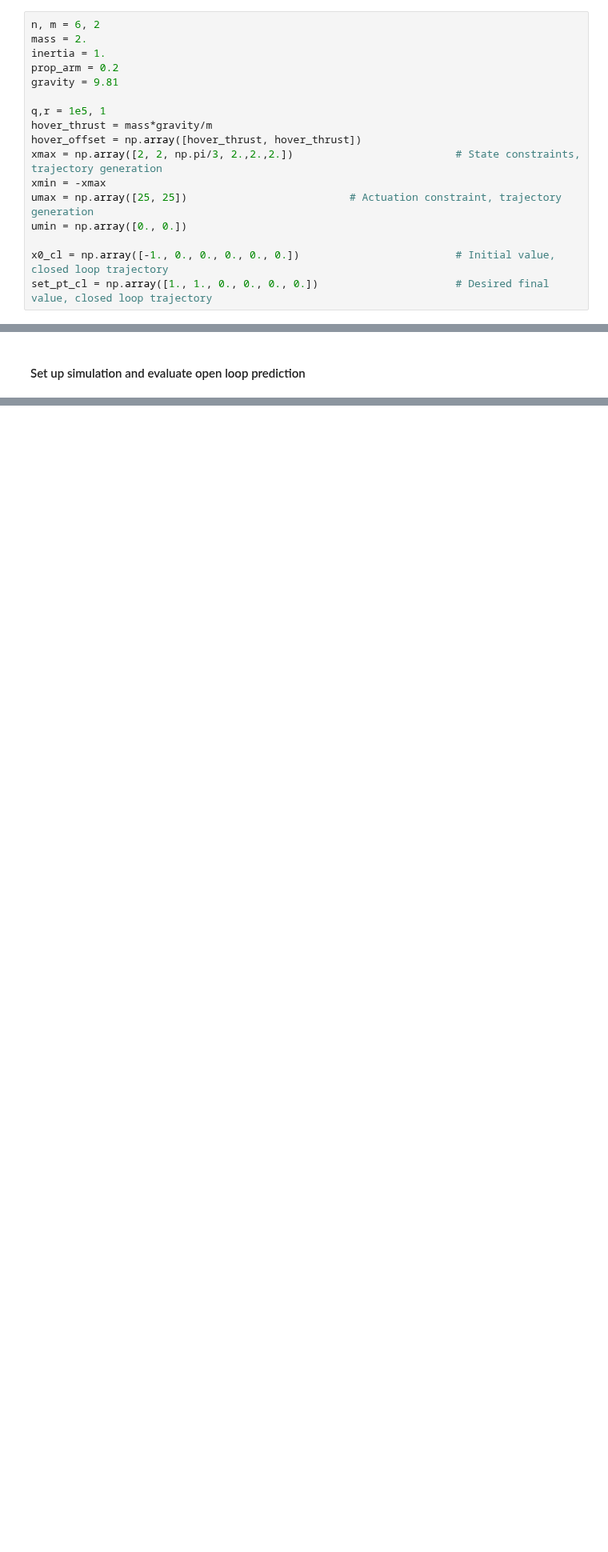
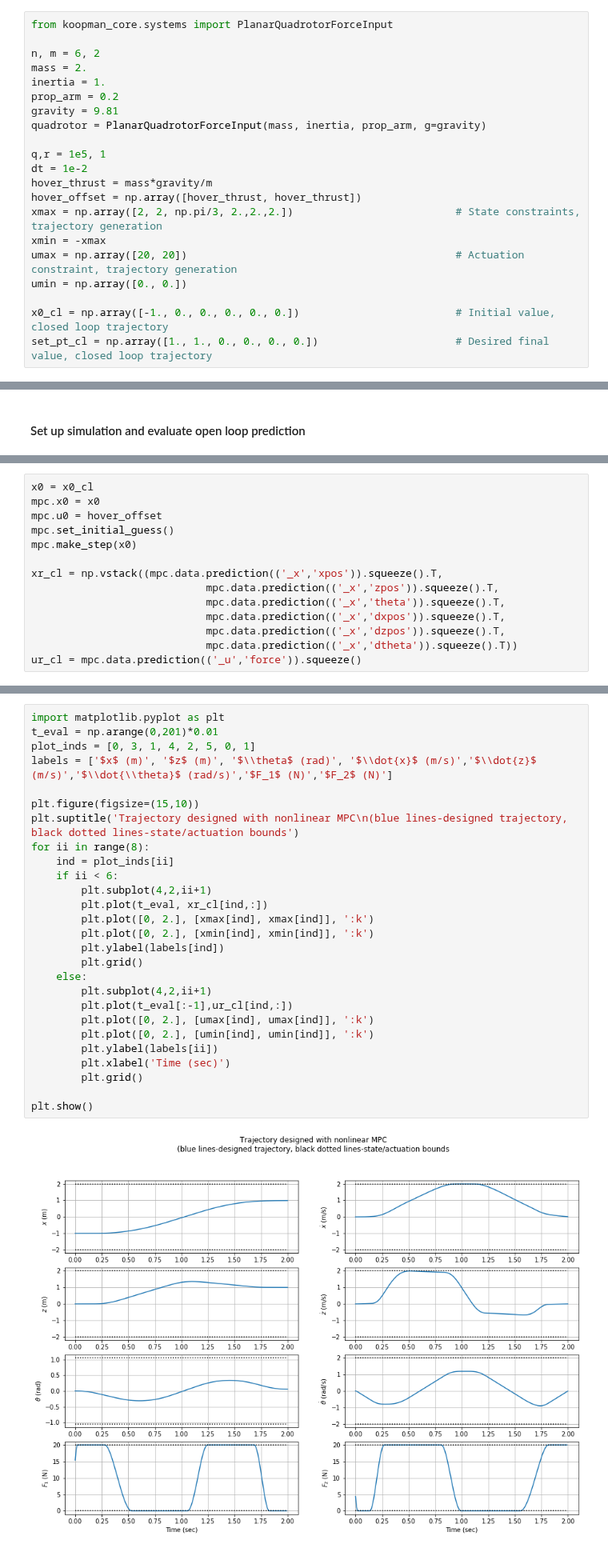
Before and after one commit to Cafolkes/koopman_learning_and_control, a Jupyter notebook: planar_quad_closed_loop.ipynb, the cells around one changed output, grey strips where cells are left out. Shown at 80% size. Cells and saved outputs as stored; diff of their text form; blank space fills up the shorter version.

Commit message:
Added before new bilinear MPC design

```diff
--- a/planar_quad_closed_loop.ipynb
+++ b/planar_quad_closed_loop.ipynb
@@ -7,18 +5,22 @@ sys.path.append('../../../')
 # %% [markdown]
 # Define experiment parameters
 # %%
+from koopman_core.systems import PlanarQuadrotorForceInput
+
 n, m = 6, 2
 mass = 2.
 inertia = 1.
 prop_arm = 0.2
 gravity = 9.81
+quadrotor = PlanarQuadrotorForceInput(mass, inertia, prop_arm, g=gravity)
 
 q,r = 1e5, 1
+dt = 1e-2
 hover_thrust = mass*gravity/m
 hover_offset = np.array([hover_thrust, hover_thrust])
 xmax = np.array([2, 2, np.pi/3, 2.,2.,2.])                          # State constraints, trajectory generation
 xmin = -xmax
-umax = np.array([25, 25])                          # Actuation constraint, trajectory generation
+umax = np.array([20, 20])                                           # Actuation constraint, trajectory generation
 umin = np.array([0., 0.])
 
 x0_cl = np.array([-1., 0., 0., 0., 0., 0.])                         # Initial value, closed loop trajectory
@@ -198,0 +114,14 @@ plt.show()
+# %%
+x0 = x0_cl
+mpc.x0 = x0
+mpc.u0 = hover_offset
+mpc.set_initial_guess()
+mpc.make_step(x0)
+
+xr_cl = np.vstack((mpc.data.prediction(('_x','xpos')).squeeze().T,
+                            mpc.data.prediction(('_x','zpos')).squeeze().T,
+                            mpc.data.prediction(('_x','theta')).squeeze().T,
+                            mpc.data.prediction(('_x','dxpos')).squeeze().T,
+                            mpc.data.prediction(('_x','dzpos')).squeeze().T,
+                            mpc.data.prediction(('_x','dtheta')).squeeze().T))
+ur_cl = mpc.data.prediction(('_u','force')).squeeze()
@@ -198,0 +146,29 @@ plt.show()
+# %%
+import matplotlib.pyplot as plt
+t_eval = np.arange(0,201)*0.01
+plot_inds = [0, 3, 1, 4, 2, 5, 0, 1]
+labels = ['$x$ (m)', '$z$ (m)', '$\\theta$ (rad)', '$\\dot{x}$ (m/s)','$\\dot{z}$ (m/s)','$\\dot{\\theta}$ (rad/s)','$F_1$ (N)','$F_2$ (N)']
+
+plt.figure(figsize=(15,10))
+plt.suptitle('Trajectory designed with nonlinear MPC\n(blue lines-designed trajectory, black dotted lines-state/actuation bounds')
+for ii in range(8):
+    ind = plot_inds[ii]
+    if ii < 6:
+        plt.subplot(4,2,ii+1)
+        plt.plot(t_eval, xr_cl[ind,:])
+        plt.plot([0, 2.], [xmax[ind], xmax[ind]], ':k')
+        plt.plot([0, 2.], [xmin[ind], xmin[ind]], ':k')
+        plt.ylabel(labels[ind])
+        plt.grid()
+    else:
+        plt.subplot(4,2,ii+1)
+        plt.plot(t_eval[:-1],ur_cl[ind,:])
+        plt.plot([0, 2.], [umax[ind], umax[ind]], ':k')
+        plt.plot([0, 2.], [umin[ind], umin[ind]], ':k')
+        plt.ylabel(labels[ii])
+        plt.xlabel('Time (sec)')
+        plt.grid()
+
+plt.show()
+# %% [output]
+[figure, added]
```
Also changed, not shown: parts of 34 cells of this notebook, 7 other files.
